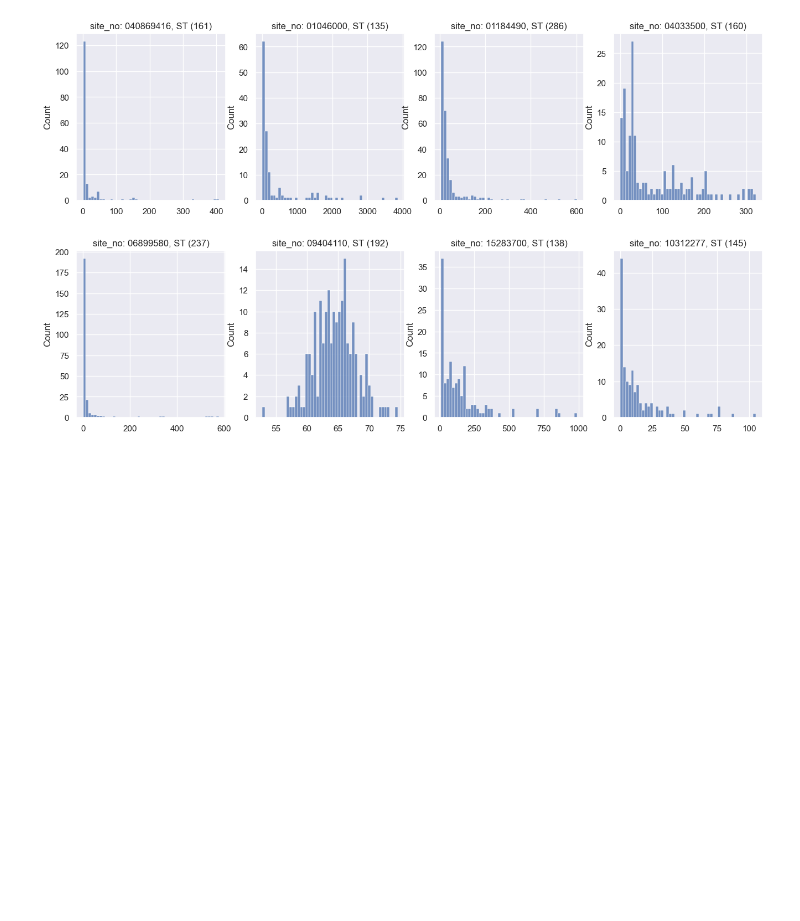
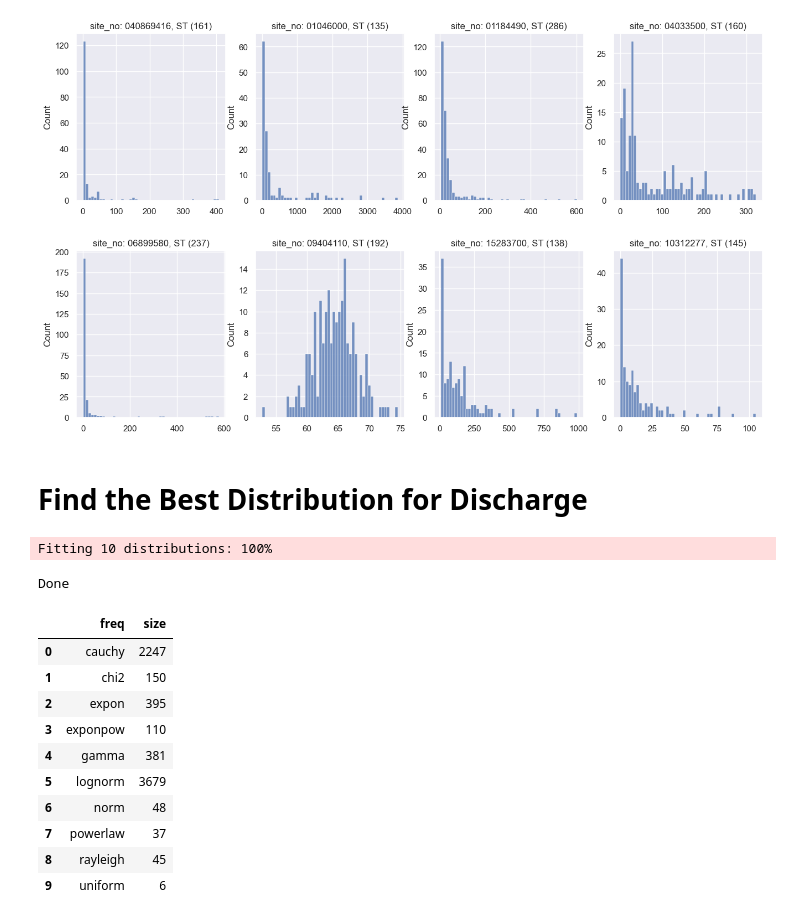
Before and after one commit to smhassanerfani/si2022, a Jupyter notebook: tauraat/tauraat_width_analysis.ipynb, the cells around one changed output. Cells and saved outputs as stored; diff of their text form; code cells hidden in the pictures; blank space fills up the shorter version.

```diff
--- a/tauraat/tauraat_width_analysis.ipynb
+++ b/tauraat/tauraat_width_analysis.ipynb
@@ -30,3 +34,41 @@ plt.subplots_adjust(hspace=0.3) # (left=0.1, bottom=0.1, right=0.9, top=0.9, wsp
 plt.show()
 # %% [output]
 [figure]
+# %% [markdown]
+# Find the Best Distribution for Discharge
+# %%
+best_fit_lst = []
+for idx, (site, group) in enumerate(tauraat.groupby('site_no')):
+
+    f = Fitter(group['discharge_va'].values, distributions= get_common_distributions())
+    print(idx, site, f.fit())
+    # f.summary(); break
+    best_fit_dict = f.get_best(method='sumsquare_error')
+    best_fit_lst.append([site, best_fit_dict])
+# %% [output]
+Fitting 10 distributions: 100%
+# %%
+with open('./data/fit_dist_discharge.txt', 'w') as fp:
+    for item in best_fit_lst:
+        # write each item on a new line
+        fp.write("%s\n" % item)
+    print('Done')
+# %% [output]
+Done
+# %%
+best_fit_names = [list(item.keys())[0] for item in best_fit_lst]
+df = pd.DataFrame({'freq': best_fit_names})
+df = df.groupby('freq', as_index=False).size()
+df
+# %% [output]
+|  | freq | size |
+| 0 | cauchy | 2247 |
+| 1 | chi2 | 150 |
+| 2 | expon | 395 |
+| 3 | exponpow | 110 |
+| 4 | gamma | 381 |
+| 5 | lognorm | 3679 |
+| 6 | norm | 48 |
+| 7 | powerlaw | 37 |
+| 8 | rayleigh | 45 |
+| 9 | uniform | 6 |
```
Also changed, not shown: parts of 3 cells of this notebook, 1 other file.
